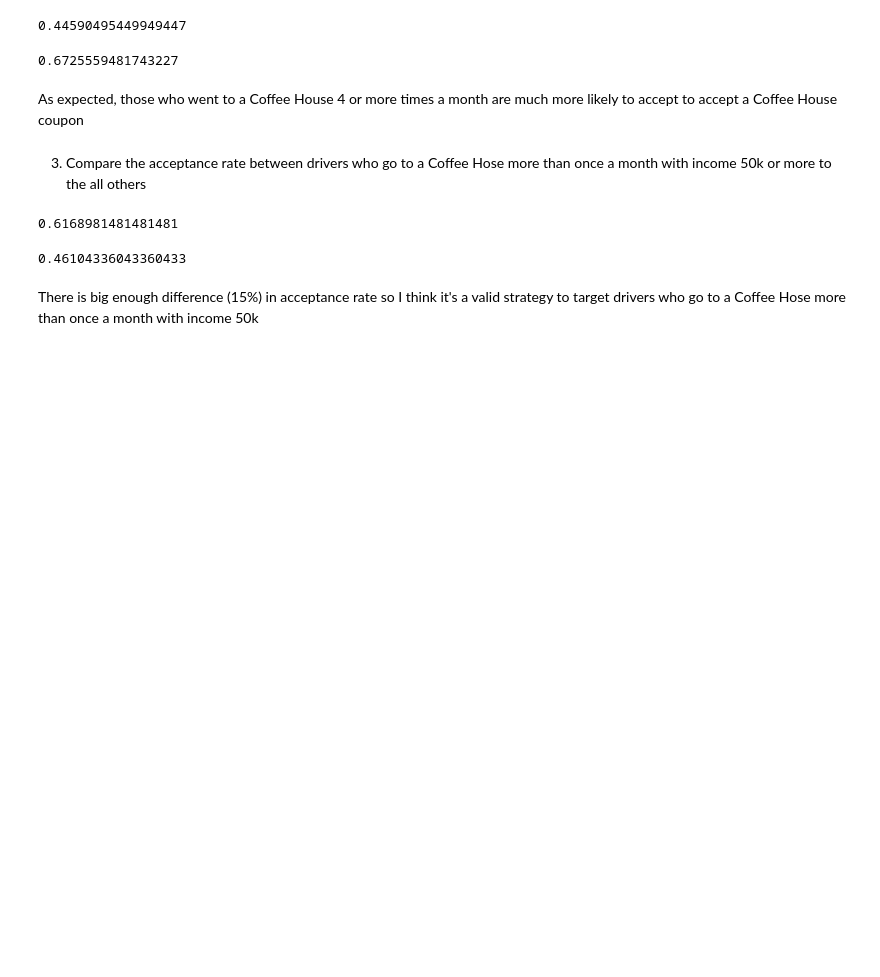
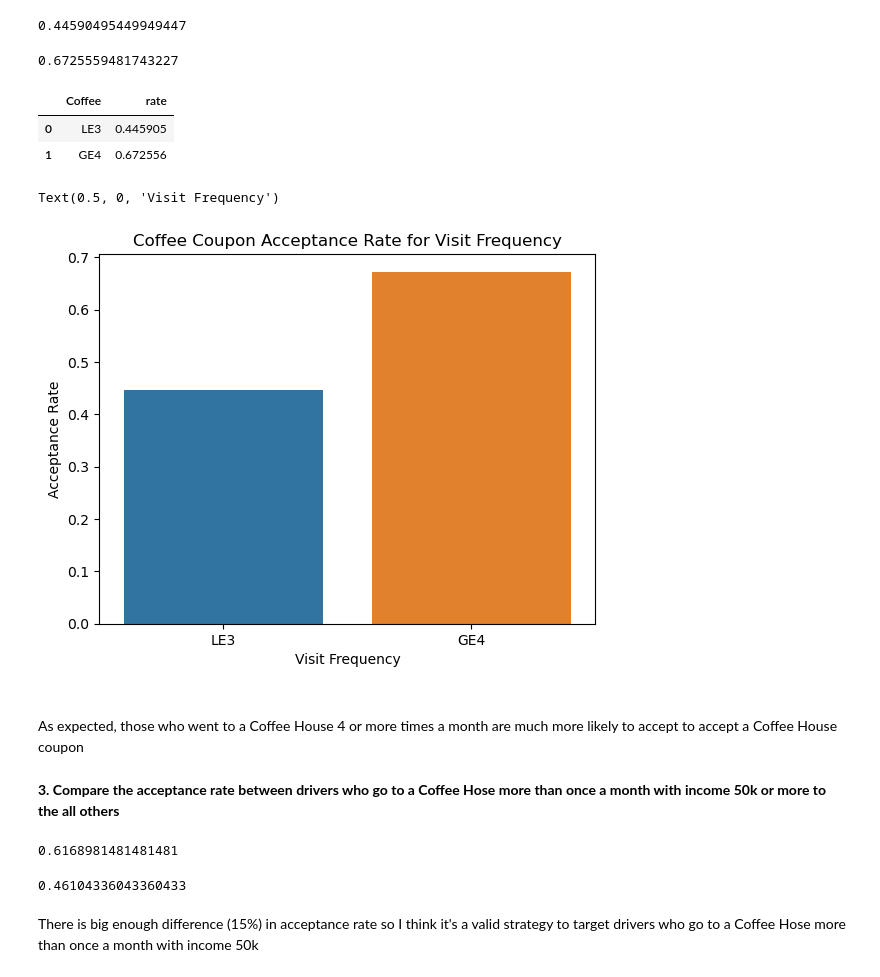
Before and after one commit to sgirem463/ML-AI-Driver-Coupons, a Jupyter notebook: driver_coupons.ipynb, the cells around one changed output. Saved outputs shown, nothing was run; the diff lists cells and outputs as text; code cells hidden in the pictures; blank space fills up the shorter version.

```diff
--- a/driver_coupons.ipynb
+++ b/driver_coupons.ipynb
@@ -865,17 +905,37 @@ dataCoffee['Y'].mean()
 # %%
 # those who went to a Coffee House 3 or fewer times a month
-dataCoffee.query('CoffeeHouse in @LE3')['Y'].mean()
+coffeeLE3 = dataCoffee.query('CoffeeHouse in @LE3')['Y'].mean()
+coffeeLE3
 # %% [output]
 0.44590495449949447
 # %%
 # those who went more
-dataCoffee.query('CoffeeHouse not in @LE3')['Y'].mean()
+coffeeGE4 = dataCoffee.query('CoffeeHouse not in @LE3')['Y'].mean()
+coffeeGE4
 # %% [output]
 0.6725559481743227
+# %%
+# create a new Dataframe for acceptance rate comparison
+dataCoffee34 = pd.DataFrame(data = {'Coffee': ['LE3', 'GE4'], 'rate': [coffeeLE3, coffeeGE4]})
+dataCoffee34
+# %% [output]
+|  | Coffee | rate |
+| 0 | LE3 | 0.445905 |
+| 1 | GE4 | 0.672556 |
+# %%
+ax = sns.barplot(dataCoffee34, x = 'Coffee', y = 'rate', hue = 'Coffee')
+plt.title('Coffee Coupon Acceptance Rate for Visit Frequency')
+ax.set_ylabel('Acceptance Rate')
+ax.set_xlabel('Visit Frequency')
+# %% [output]
+Text(0.5, 0, 'Visit Frequency')
+[figure, added]
 # %% [markdown]
+<br>
+
 As expected, those who went to a Coffee House 4 or more times a month are much more likely to accept to accept a Coffee House coupon
 # %% [markdown]
-3. Compare the acceptance rate between drivers who go to a Coffee Hose more than once a month with income 50k or more to the all others
+__3. Compare the acceptance rate between drivers who go to a Coffee Hose more than once a month with income 50k or more to the all others__
 # %%
 dataCoffee.query('CoffeeHouse in @GE1 and income not in @income_LT50k')['Y'].mean()
 # %% [output]
```
Also changed, not shown: parts of 29 cells of this notebook.
